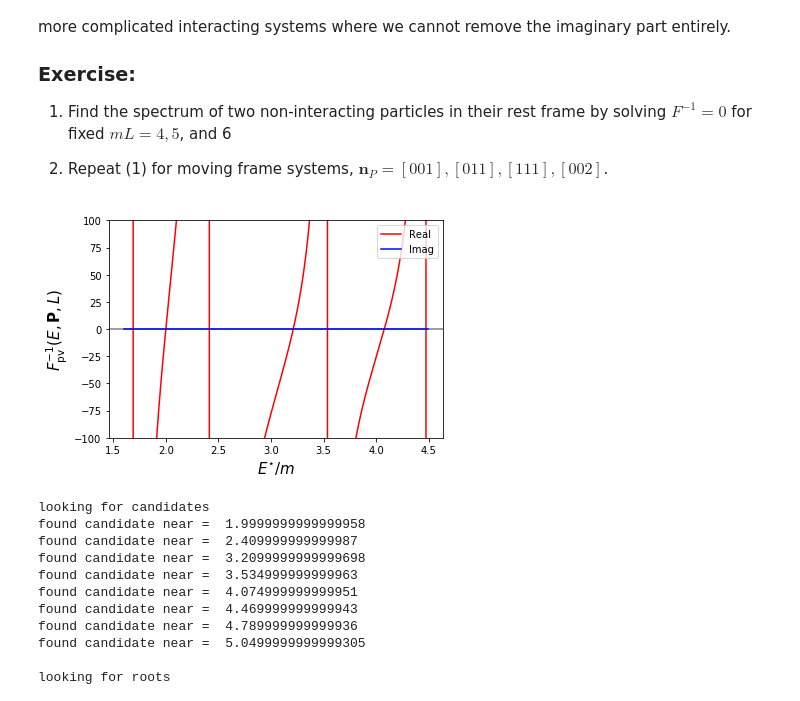
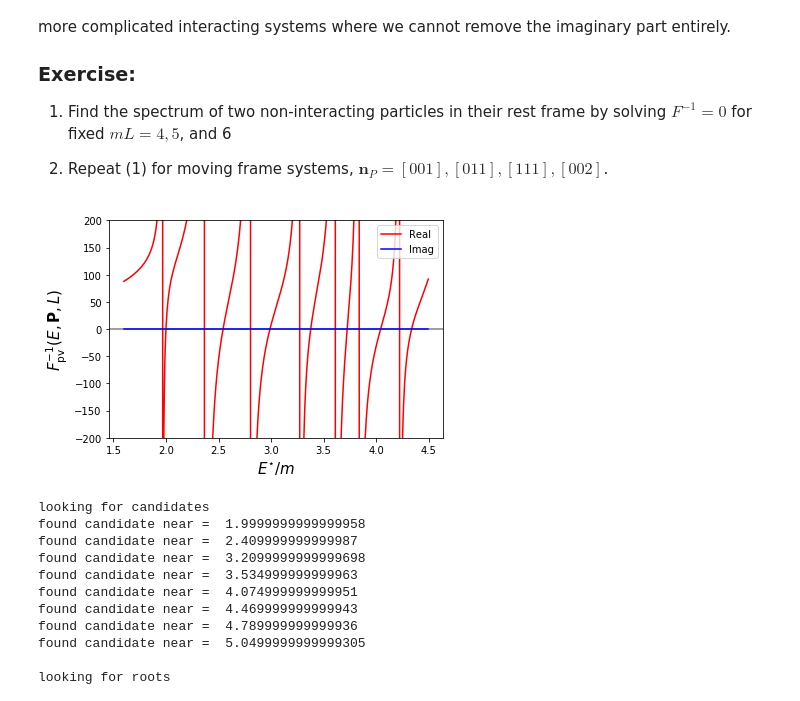
Before and after one commit to ajackura/LatticeSummerSchool2021-ScatteringExercises, a Jupyter notebook: Notebooks-final/hadspec_ex2_luescher.ipynb, the cells around one changed output. Drawn from its saved outputs; the diff is of its cells as text; code cells hidden in the pictures.

```diff
--- a/Notebooks-final/hadspec_ex2_luescher.ipynb
+++ b/Notebooks-final/hadspec_ex2_luescher.ipynb
@@ -367,33 +367,33 @@ Note that we can also find the spectrum by looking only at the principle value p
 # %%
 # first, take a look at F^{-1}
 
 # let's define a PV version (will be useful later)
 def Fpv_function( Ecm, nP, alpha, L ):
     s = Ecm**2
     eps = 1e-16
     rho = phase_space(s+1j*eps)
     return F_function( Ecm, nP, alpha, L ) - 1j * rho
 
 # plot inverse of Fpv
 def plot_Finv(L, nP):
     Finv_list = []
     Ecm_o_m_start, Ecm_o_m_stop, Ecm_o_m_step = 1.6, 4.5, 0.005
     Ecm_o_m_range = np.arange(Ecm_o_m_start, Ecm_o_m_stop, Ecm_o_m_step)
     for Ecm_o_m in Ecm_o_m_range:
         Finv_list.append(1.0 / Fpv_function( Ecm_o_m, nP, alpha, L ))
     Finv = np.asarray(Finv_list)
     plt.axhline(y=0, color='gray', linestyle='-')
     plt.plot(Ecm_o_m_range, Finv.real, color='red',label="Real")
     plt.plot(Ecm_o_m_range, Finv.imag, color='blue',label="Imag")
     plt.xlabel(r'$E^{\star}/m$',fontsize=15)
     plt.ylabel(r'$F_{\mathrm{pv}}^{-1}(E,\mathbf{P},L)$',fontsize=15)
     plt.legend(loc="upper right")
-    plt.ylim(-100,100)
+    plt.ylim(-200,200)
 
 # make plot
 plot_Finv(L,nP)
 # %% [output]
-[figure, old version]
+[figure, new version]
 # %%
 
 # steps through a kinematic region to look for roots
```
Also changed, not shown: parts of 3 cells of this notebook.
